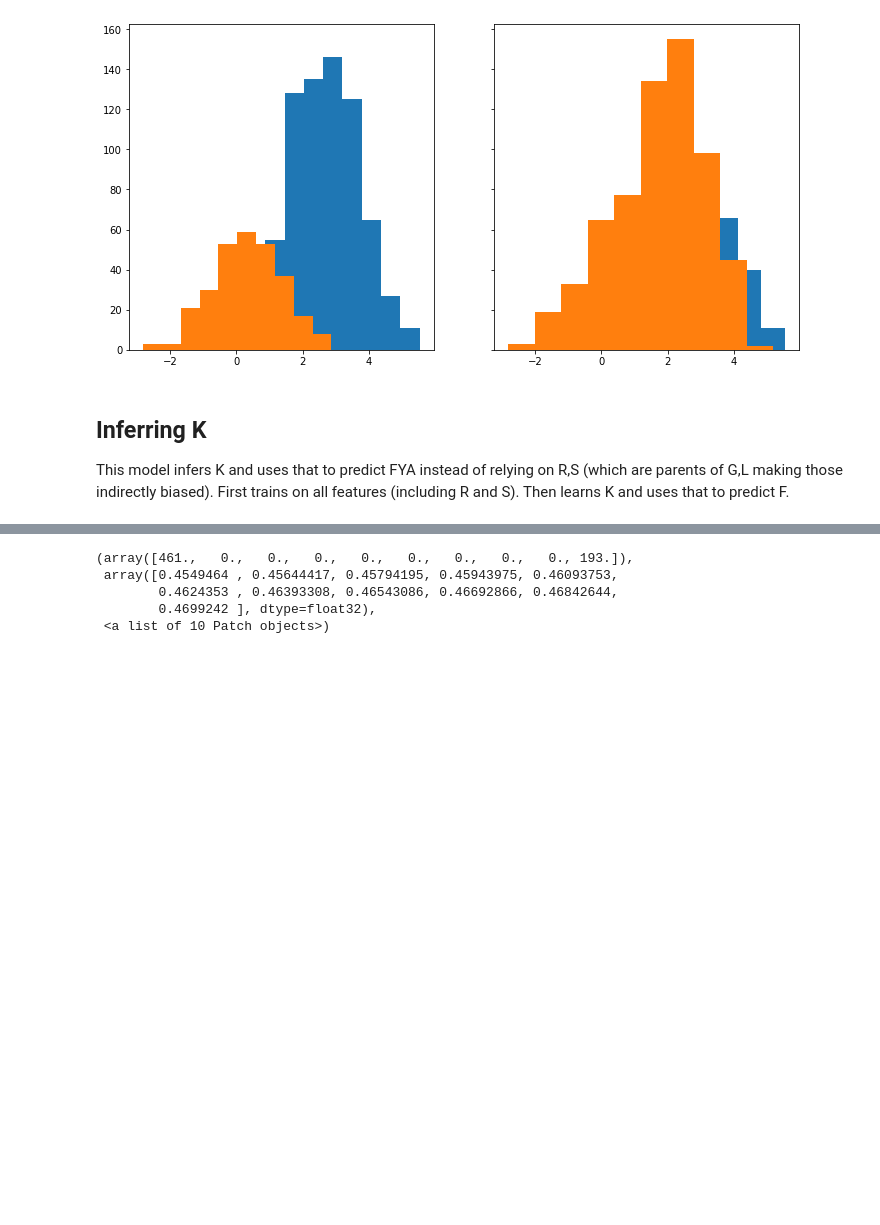
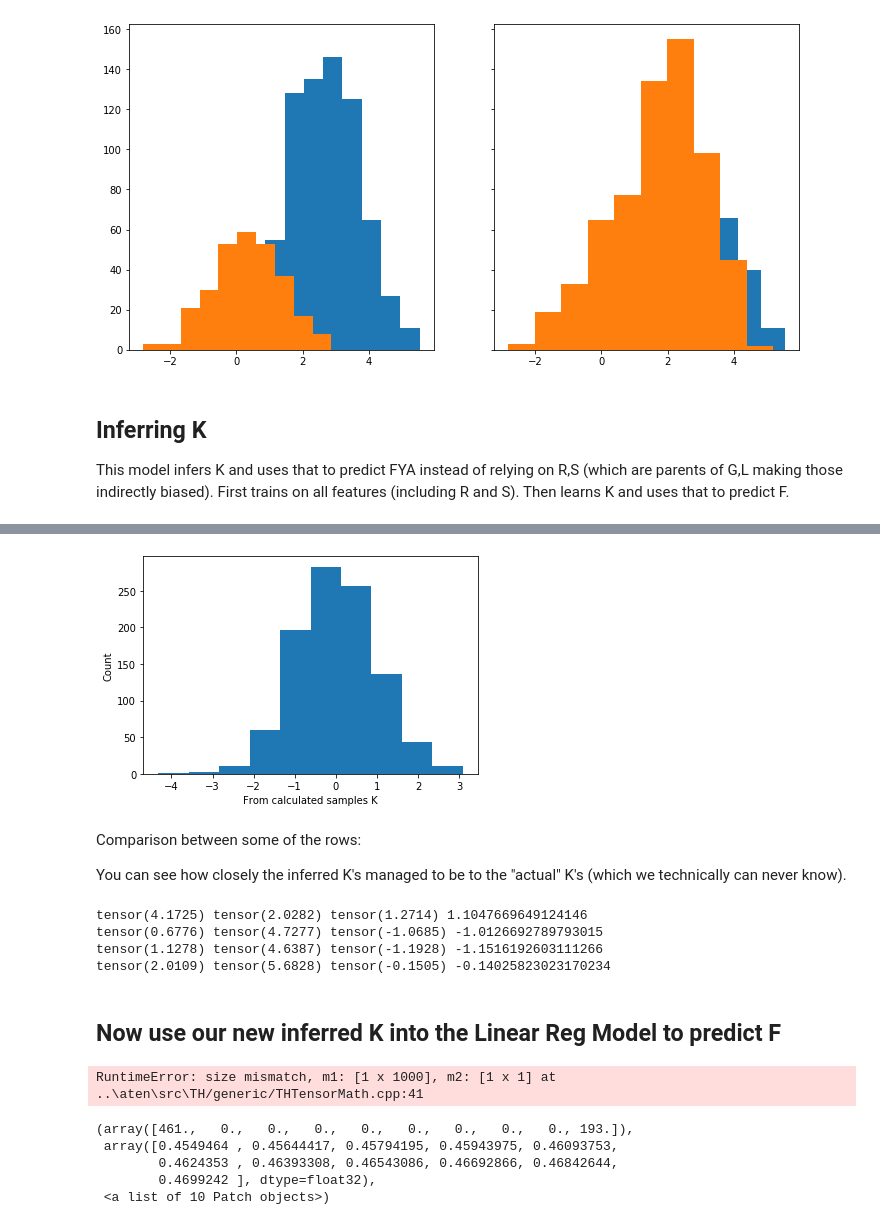
Before and after one commit to Kaaii/CS7290_Fairness_Eval_Project, a Jupyter notebook: Ollie_Project_Unaware.ipynb, the cells around one changed output, grey strips where cells are left out. Cells and saved outputs as stored; diff of their text form; code cells hidden in the pictures; blank space fills up the shorter version.

```diff
--- a/Ollie_Project_Unaware.ipynb
+++ b/Ollie_Project_Unaware.ipynb
@@ -373,3 +322,61 @@ bias [0.5043056]
+# %%
+plt.hist([float(a) for a in samples.A])
+plt.ylabel("Count")
+plt.xlabel("From calculated samples K")
+plt.show()
+# %% [output]
+[figure, added]
+# %% [markdown]
+Comparison between some of the rows:
+
+You can see how closely the inferred K's managed to be to the "actual" K's (which we technically can never know).
+# %%
+for i in range(5, 15, 3):
+    print(samples.G[i], samples.L[i], samples.A[i], K[i])
+# %% [output]
+tensor(4.1725) tensor(2.0282) tensor(1.2714) 1.1047669649124146
+tensor(0.6776) tensor(4.7277) tensor(-1.0685) -1.0126692789793015
+tensor(1.1278) tensor(4.6387) tensor(-1.1928) -1.1516192603111266
+tensor(2.0109) tensor(5.6828) tensor(-0.1505) -0.14025823023170234
+# %% [markdown]
+## Now use our new inferred K into the Linear Reg Model to predict F
+# %%
+#Data to regress
+# convert numpy.float64 types to float, then to tensor
+x_data, y_data = torch.tensor(np.array(K).tolist()), torch.tensor(samples.F)
+
+# Regression model
+linear_reg_model = PyroModule[nn.Linear](1, 1)
+
+# Define loss and optimize
+loss_fn = torch.nn.MSELoss(reduction='sum')
+optim = torch.optim.Adam(linear_reg_model.parameters(), lr=0.05)
+num_iterations = 500
+
+def train():
+    # run the model forward on the data
+    y_pred = linear_reg_model(x_data).squeeze(-1)
+    # calculate the mse loss
+    loss = loss_fn(y_pred, y_data)
+    # initialize gradients to zero
+    optim.zero_grad()
+    # backpropagate
+    loss.backward()
+    # take a gradient step
+    optim.step()
+    return loss
+
+for j in range(num_iterations):
+    loss = train()
+    if (j + 1) % 10 == 0:
+        print("[iteration %04d] loss: %.4f" % (j + 1, loss.item()))
+
+# Inspect learned parameters
+print("Learned parameters:")
+for name, param in linear_reg_model.named_parameters():
+    print(name, param.data.numpy())
+# %% [output]
+RuntimeError: size mismatch, m1: [1 x 1000], m2: [1 x 1] at ..\aten\src\TH/generic/THTensorMath.cpp:41
 # %%
 fit = samples.copy()
 fit["mean"] = linear_reg_model(A_pred).detach().numpy()
```
Also changed, not shown: parts of 9 cells of this notebook.
